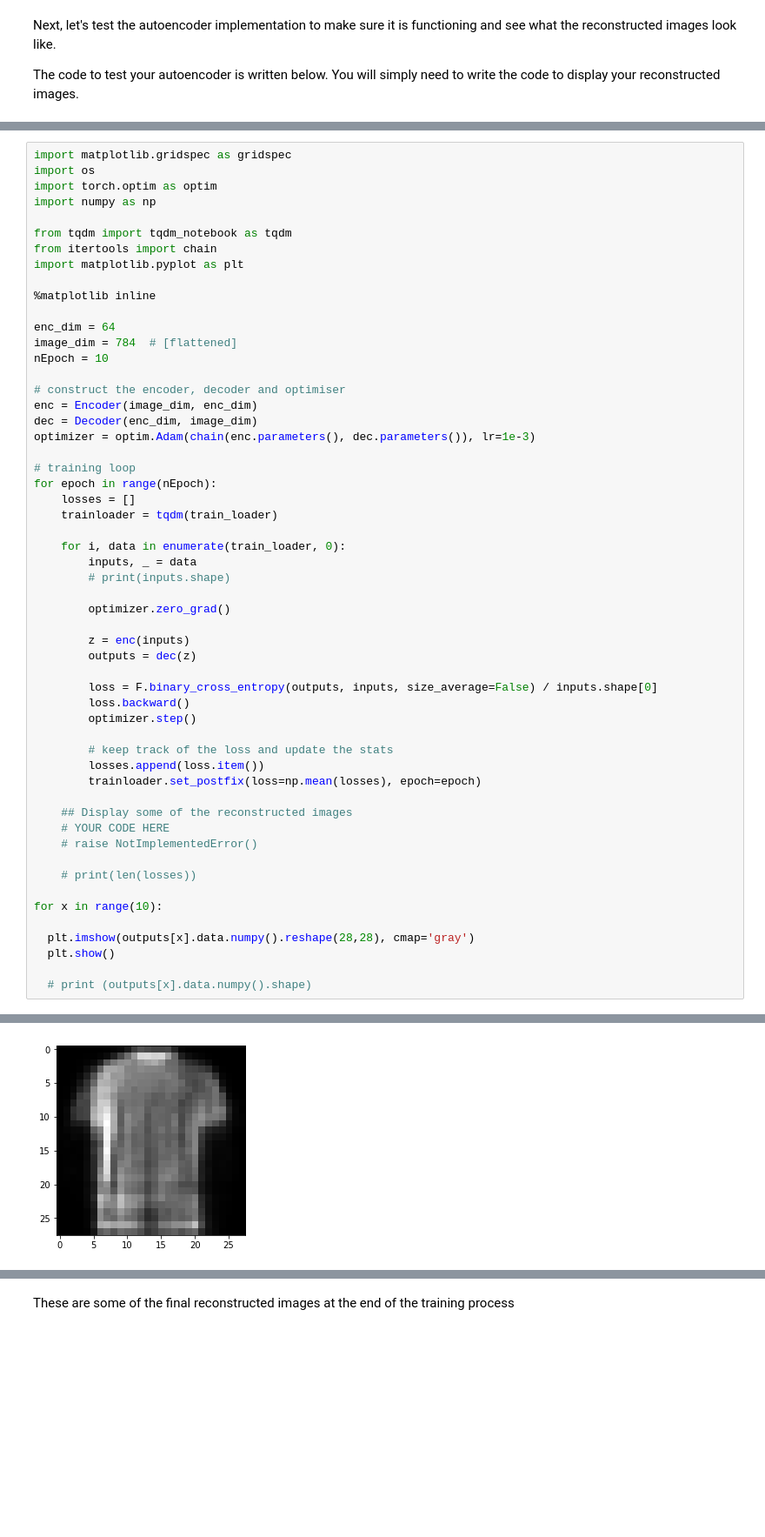
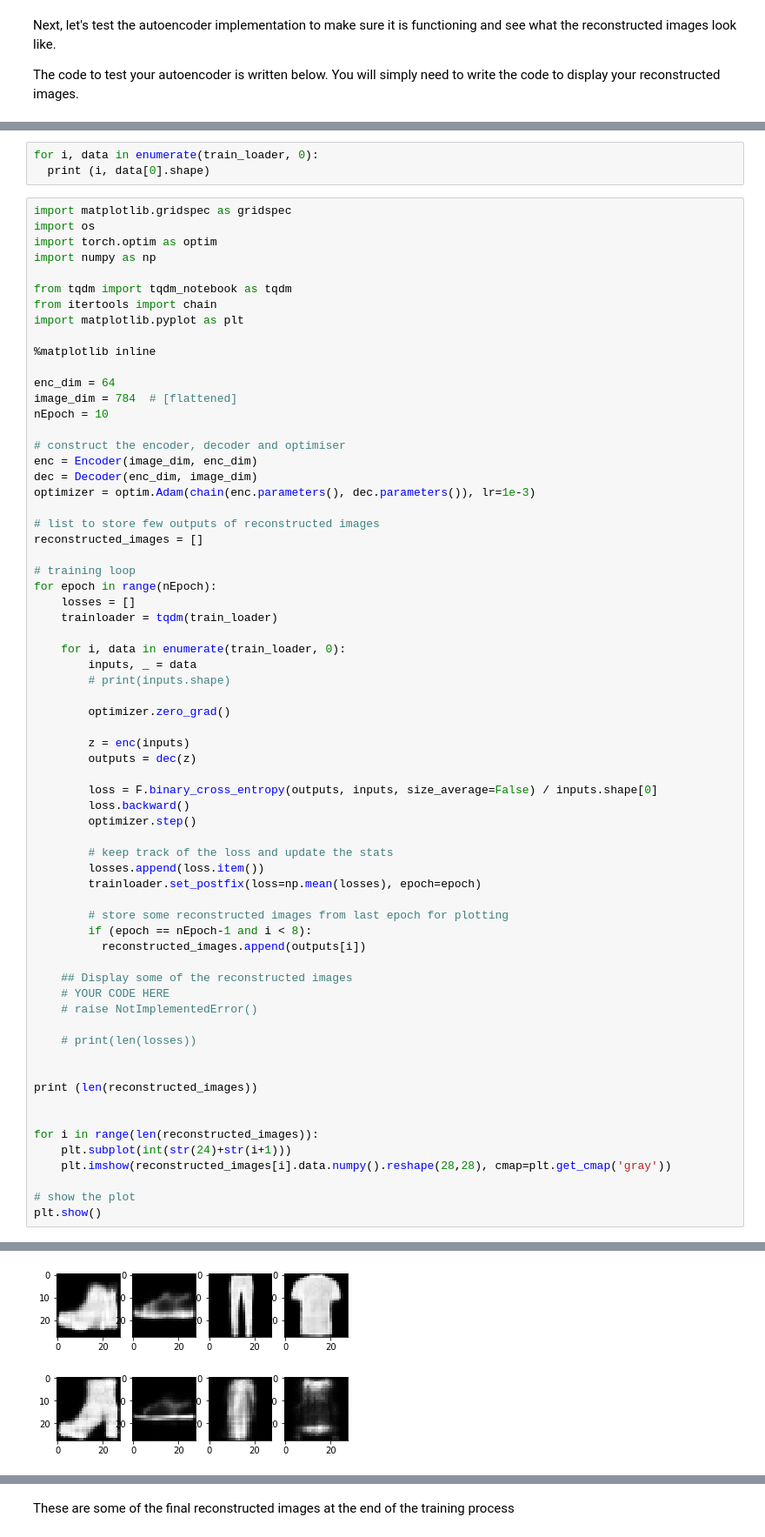
Before and after one commit to ShaunakSen/Deep-Learning, a Jupyter notebook: eight_part_one.ipynb, the cells around one changed output, grey strips where cells are left out. Shown: that part at 87% size. Saved outputs shown, nothing was run; the diff lists cells and outputs as text; blank space fills up the shorter version.

Commit message:
final plot refined

```diff
--- a/eight_part_one.ipynb
+++ b/eight_part_one.ipynb
@@ -108,3 +123,6 @@ The code to test your autoencoder is written below. You will simply need to writ
+# %%
+for i, data in enumerate(train_loader, 0):
+  print (i, data[0].shape)
 # %%
 import matplotlib.gridspec as gridspec
 import os
@@ -125,6 +143,9 @@ nEpoch = 10
 enc = Encoder(image_dim, enc_dim)
 dec = Decoder(enc_dim, image_dim)
 optimizer = optim.Adam(chain(enc.parameters(), dec.parameters()), lr=1e-3)
+
+# list to store few outputs of reconstructed images
+reconstructed_images = []
 
 # training loop
 for epoch in range(nEpoch):
@@ -148,18 +169,26 @@ for epoch in range(nEpoch):
         losses.append(loss.item())
         trainloader.set_postfix(loss=np.mean(losses), epoch=epoch)
 
+        # store some reconstructed images from last epoch for plotting
+        if (epoch == nEpoch-1 and i < 8):
+          reconstructed_images.append(outputs[i])
+
     ## Display some of the reconstructed images
     # YOUR CODE HERE
     # raise NotImplementedError()
 
     # print(len(losses))
 
-for x in range(10):
 
-  plt.imshow(outputs[x].data.numpy().reshape(28,28), cmap='gray')
-  plt.show()
+print (len(reconstructed_images))
 
-  # print (outputs[x].data.numpy().shape)
+
+for i in range(len(reconstructed_images)):
+    plt.subplot(int(str(24)+str(i+1)))
+    plt.imshow(reconstructed_images[i].data.numpy().reshape(28,28), cmap=plt.get_cmap('gray'))
+
+# show the plot
+plt.show()
 # %% [output]
 [interactive output not drawn]
 [interactive output not drawn]
@@ -174 +204 @@ for x in range(10):
-[figure, old version]
+[figure, new version]
```
Also changed, not shown: parts of 3 cells of this notebook.
